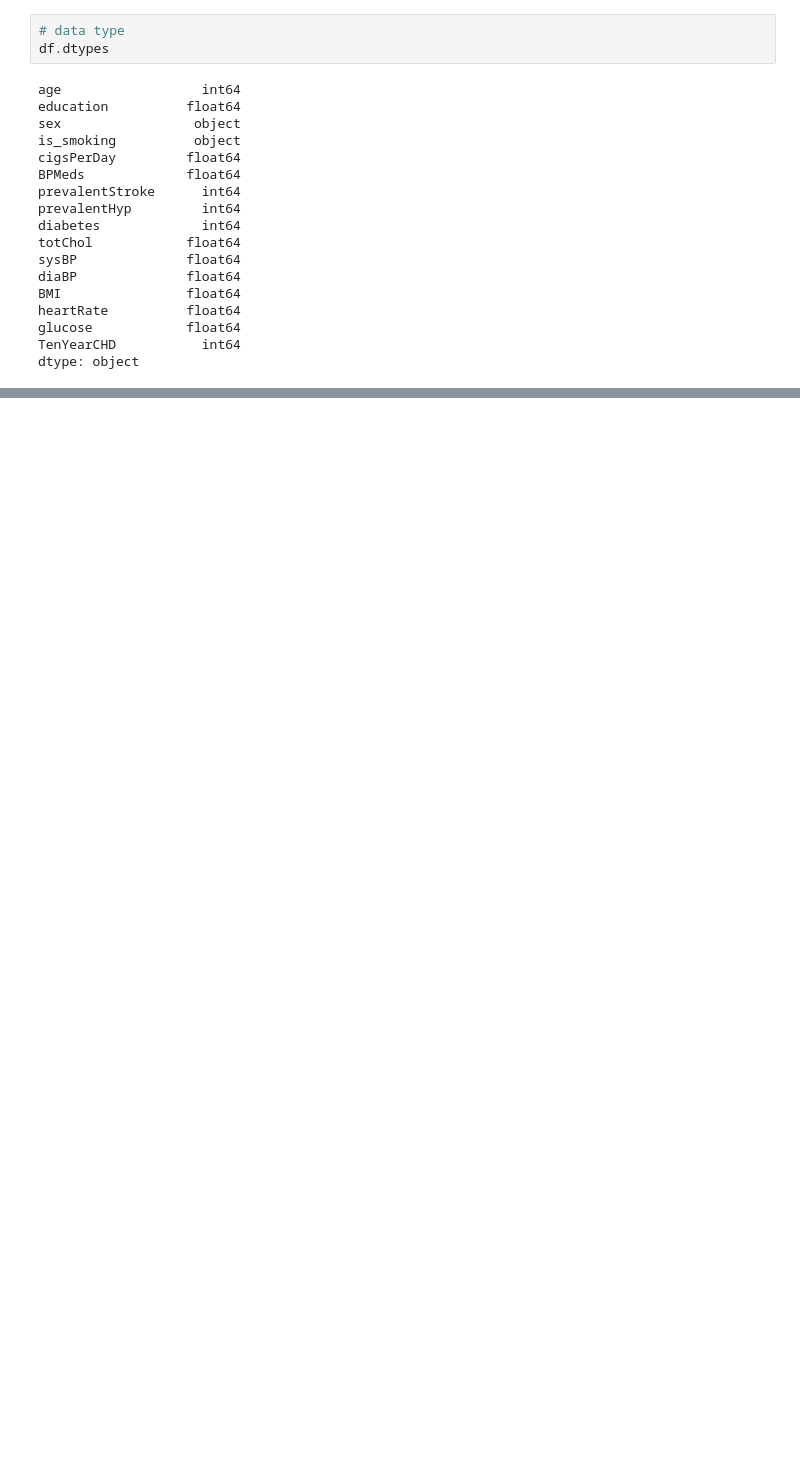
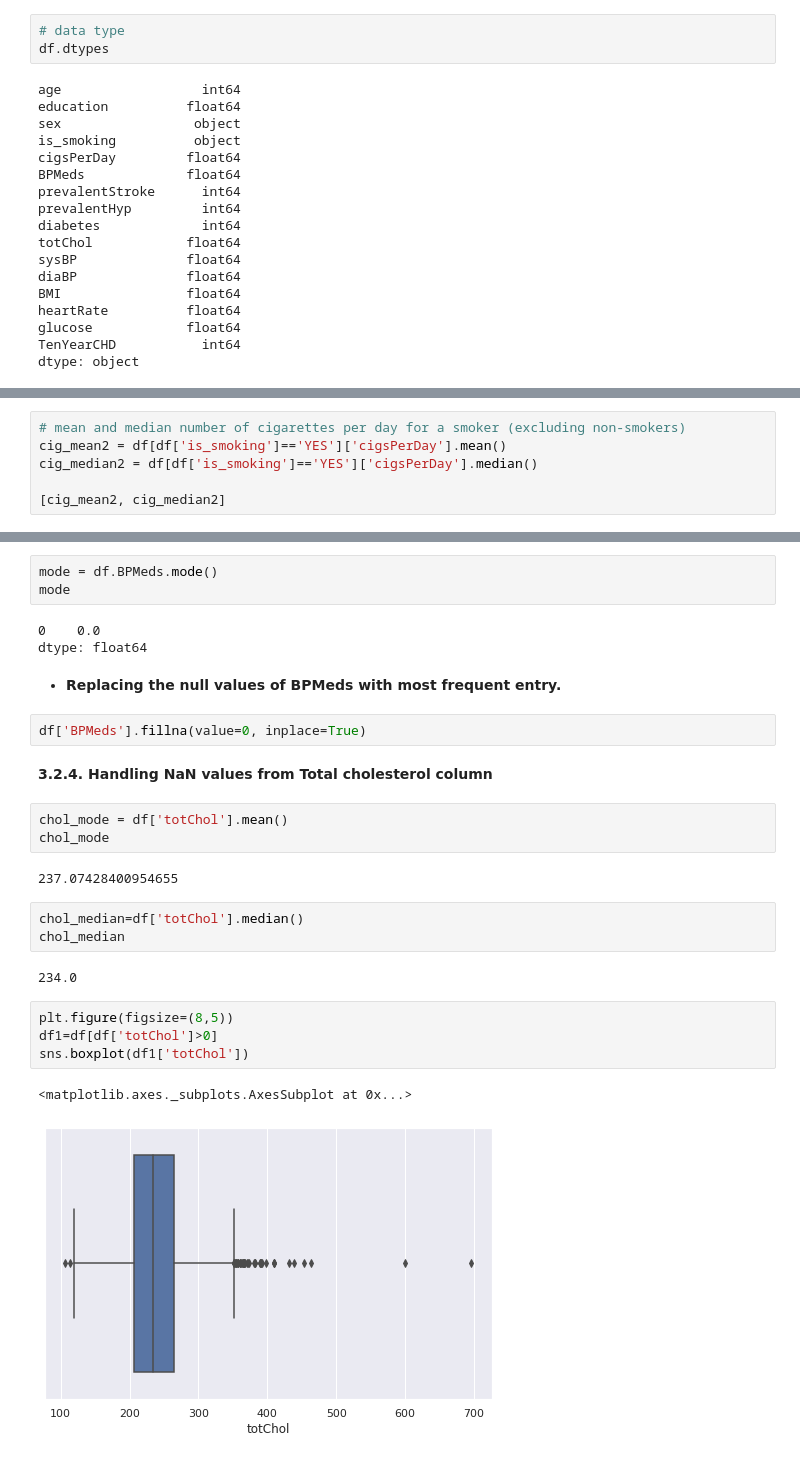
Before and after one commit to vir097/Cardiovascular-Risk-Prediction--Viral-Shewale, a Jupyter notebook: Cardiovascular_risk_prediction_Viral_Shewale.ipynb, the cells around one changed output, grey strips where cells are left out. Cells and saved outputs as stored; diff of their text form; blank space fills up the shorter version.

```diff
--- a/Cardiovascular_risk_prediction_Viral_Shewale.ipynb
+++ b/Cardiovascular_risk_prediction_Viral_Shewale.ipynb
@@ -133,0 +221,6 @@ dtype: object
+# %%
+# mean and median number of cigarettes per day for a smoker (excluding non-smokers)
+cig_mean2 = df[df['is_smoking']=='YES']['cigsPerDay'].mean()
+cig_median2 = df[df['is_smoking']=='YES']['cigsPerDay'].median()
+
+[cig_mean2, cig_median2]
@@ -133,0 +250,29 @@ dtype: object
+# %%
+mode = df.BPMeds.mode()
+mode
+# %% [output]
+0    0.0
+dtype: float64
+# %% [markdown]
+* **Replacing the null values of BPMeds with most frequent entry.**
+# %%
+df['BPMeds'].fillna(value=0, inplace=True)
+# %% [markdown]
+**3.2.4. Handling NaN values from Total cholesterol column**
+# %%
+chol_mode = df['totChol'].mean()
+chol_mode
+# %% [output]
+237.07428400954655
+# %%
+chol_median=df['totChol'].median()
+chol_median
+# %% [output]
+234.0
+# %%
+plt.figure(figsize=(8,5))
+df1=df[df['totChol']>0]
+sns.boxplot(df1['totChol'])
+# %% [output]
+<matplotlib.axes._subplots.AxesSubplot at 0x...>
+[figure, added]
```
Also changed, not shown: parts of 74 cells of this notebook.
